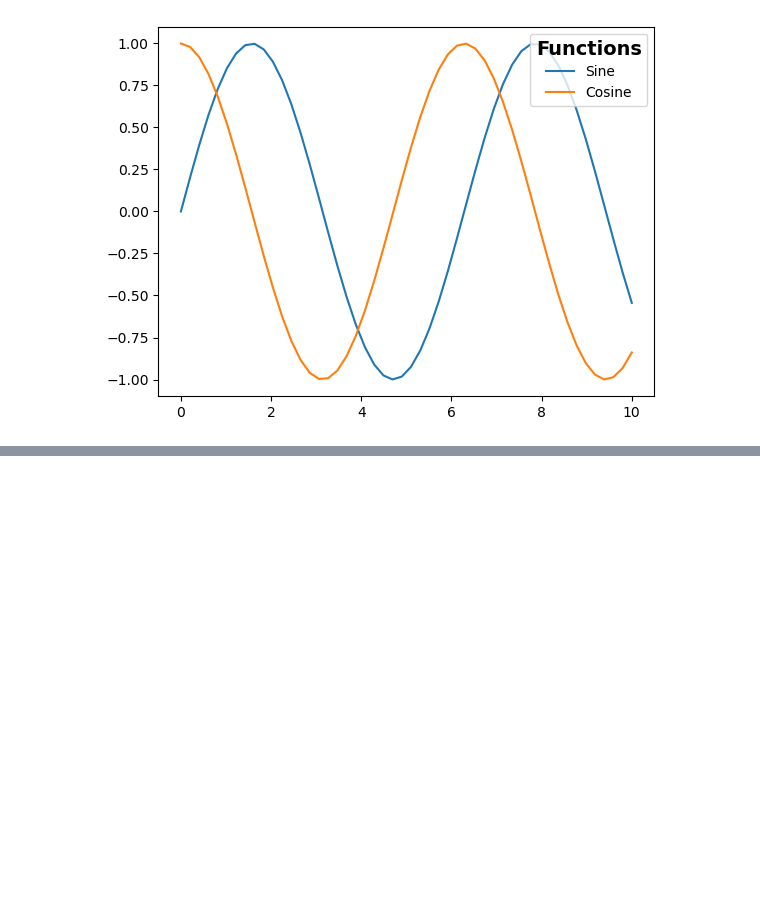
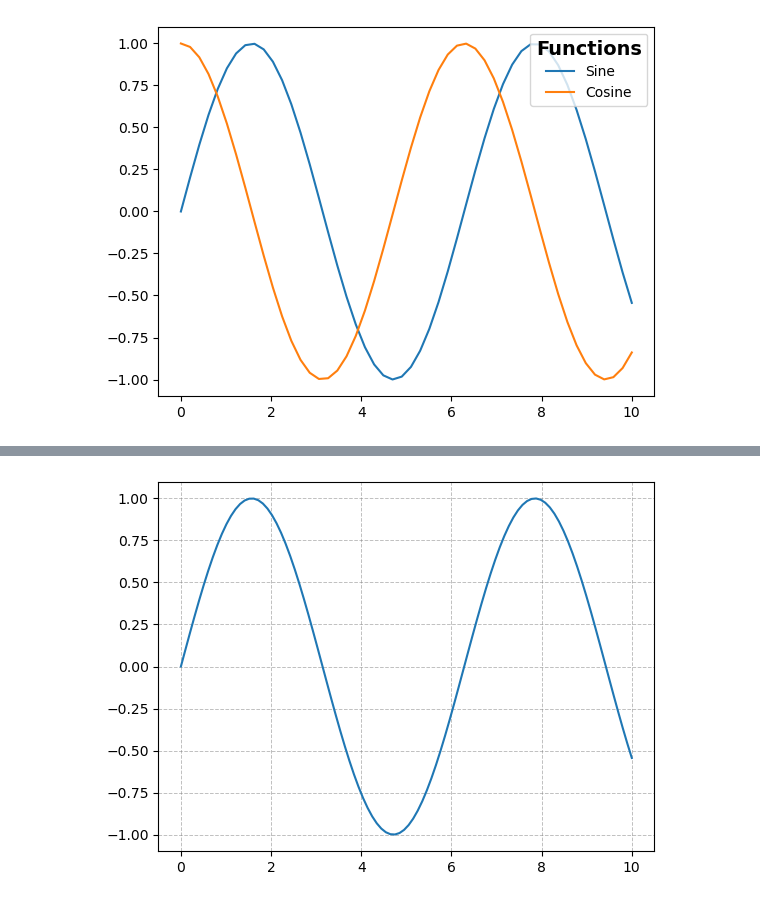
Before and after one commit to Michal-Radomski/Python-Data-Visualization, a Jupyter notebook: 04 Matplotlib/script_02.ipynb, the cells around one changed output, grey strips where cells are left out. Saved outputs shown, nothing was run; the diff lists cells and outputs as text; code cells hidden in the pictures; blank space fills up the shorter version.

```diff
--- a/04 Matplotlib/script_02.ipynb
+++ b/04 Matplotlib/script_02.ipynb
@@ -60,0 +78,6 @@ plt.show()
+# %%
+plt.plot(x, y)
+plt.grid(True, linestyle='--', color='gray', linewidth=0.7, alpha=0.5)
+plt.show()
+# %% [output]
+[figure, added]
```
Also changed, not shown: parts of 3 cells of this notebook.
